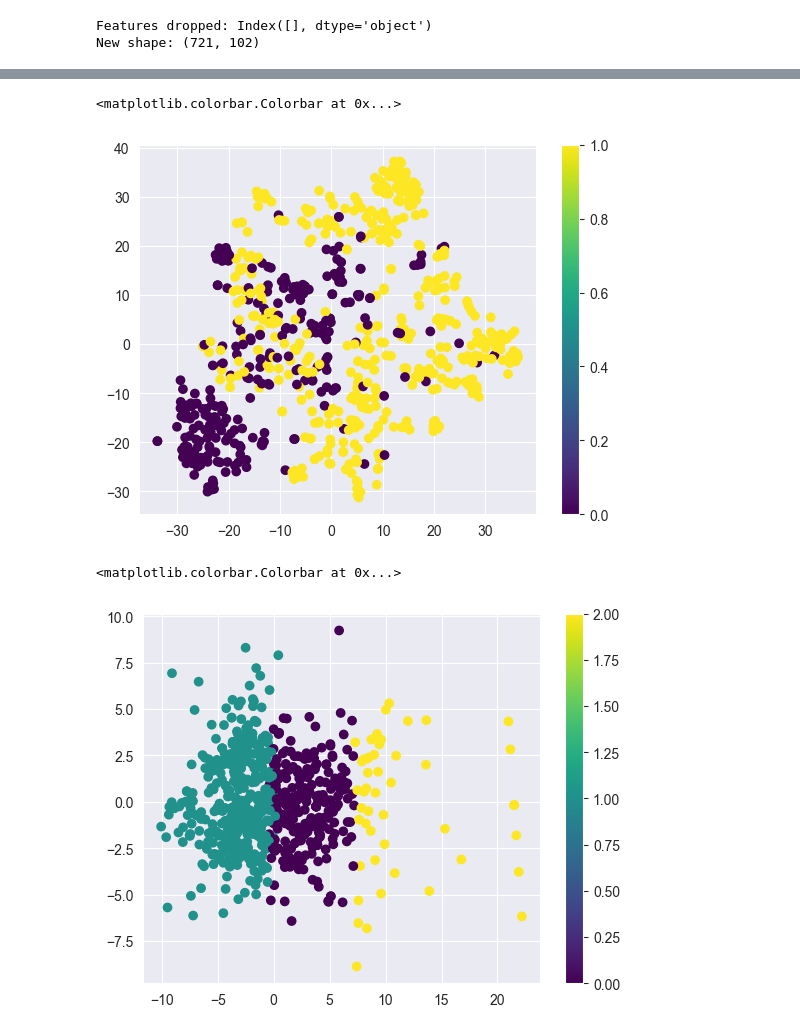
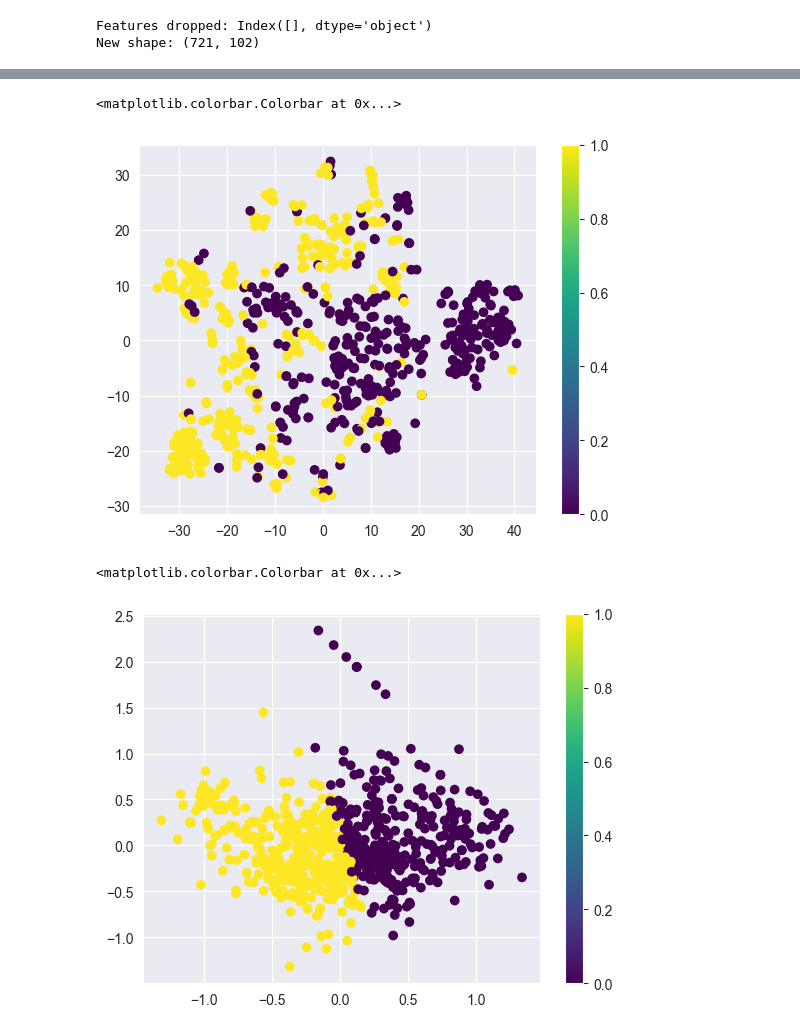
Before and after one commit to Dominule/qsAMPr, a Jupyter notebook: src/better_clustering.ipynb, the cells around one changed output, grey strips where cells are left out. Saved outputs shown, nothing was run; the diff lists cells and outputs as text; code cells hidden in the pictures.

```diff
--- a/src/better_clustering.ipynb
+++ b/src/better_clustering.ipynb
@@ -35,7 +35,7 @@ New shape: (721, 102)
 # trash randomly one of the features with correlation > 0.85
 corr_matrix = df_feat.corr().abs()
 upper = corr_matrix.where(np.triu(np.ones(corr_matrix.shape), k=1).astype(np.bool))
-to_drop = [column for column in upper.columns if any(upper[column] > 0.9)]
+to_drop = [column for column in upper.columns if any(upper[column] > 0.85)]
 df_feat = df_feat.drop(columns=to_drop)
 
 print(f"Features dropped: {to_drop}")
@@ -121,7 +127,7 @@ Number of clusters: 3, Silhouette score: 0.28
 Number of clusters: 198, Silhouette score: 0.22
 # %%
-# KMeans clusteriing for 2 clusters
-kmeans = KMeans(n_clusters=2, random_state=0).fit(df)
+# KMeans clustering for 2 clusters
+kmeans = KMeans(n_clusters=2, random_state=0).fit(df_feat)
 
 # show plot
 import matplotlib.pyplot as plt
@@ -187,22 +193,22 @@ plt.colorbar()
 # GMM clustering with 2 clusters
 from sklearn.mixture import GaussianMixture
 
-gmm = GaussianMixture(n_components=2).fit(df)
+gmm = GaussianMixture(n_components=2).fit(df_feat)
 
-plt.scatter(tsne_result[:, 0], tsne_result[:, 1], c=gmm.predict(df), cmap='viridis')
+plt.scatter(tsne_result[:, 0], tsne_result[:, 1], c=gmm.predict(df_feat), cmap='viridis')
 plt.colorbar()
 # %% [output]
 <matplotlib.colorbar.Colorbar at 0x...>
-[figure, old version]
+[figure, new version]
 # %%
 # PCA, KMeans
 from sklearn.decomposition import PCA
 
 pca = PCA(n_components=2)
-pca_result = pca.fit_transform(df)
+pca_result = pca.fit_transform(df_feat)
 
 plt.scatter(pca_result[:, 0], pca_result[:, 1], c=kmeans.labels_, cmap='viridis')
 plt.colorbar()
 # %% [output]
 <matplotlib.colorbar.Colorbar at 0x...>
-[figure, old version]
+[figure, new version]
```
Also changed, not shown: parts of 11 cells of this notebook, 1 other file.
